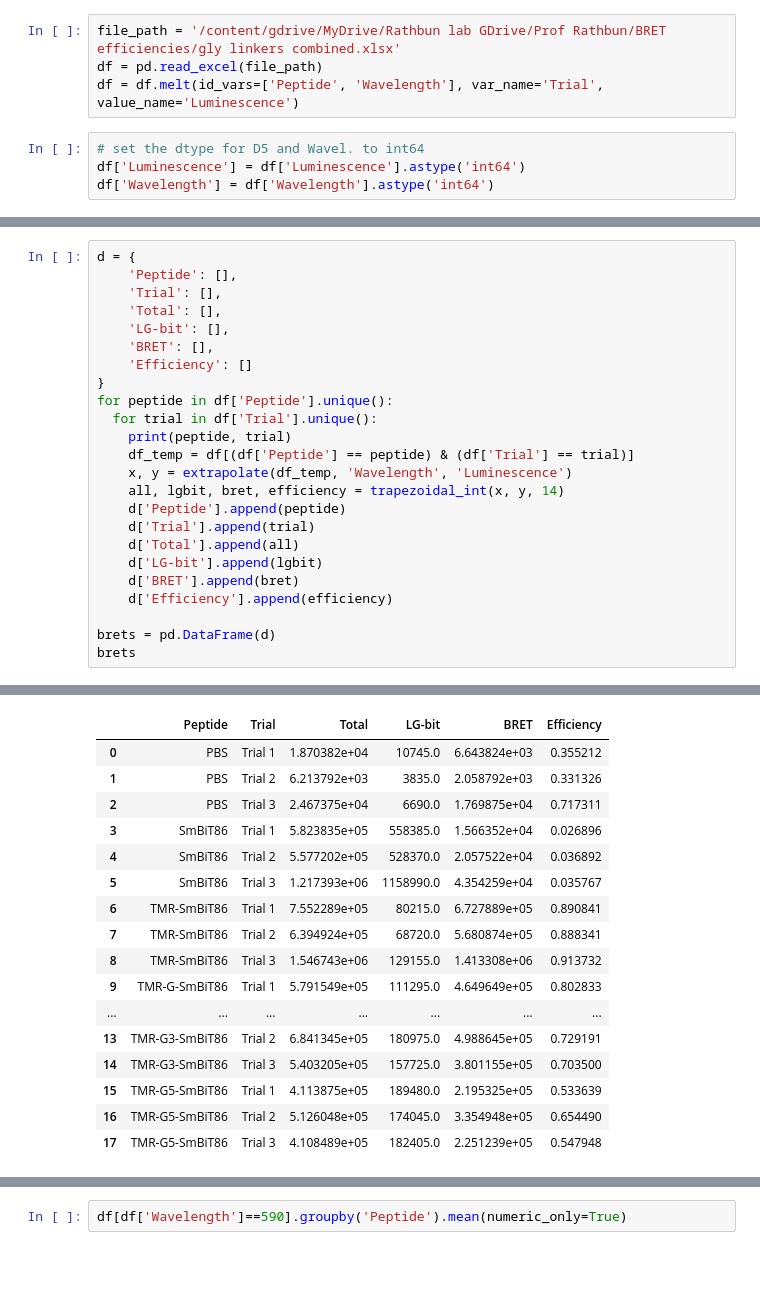
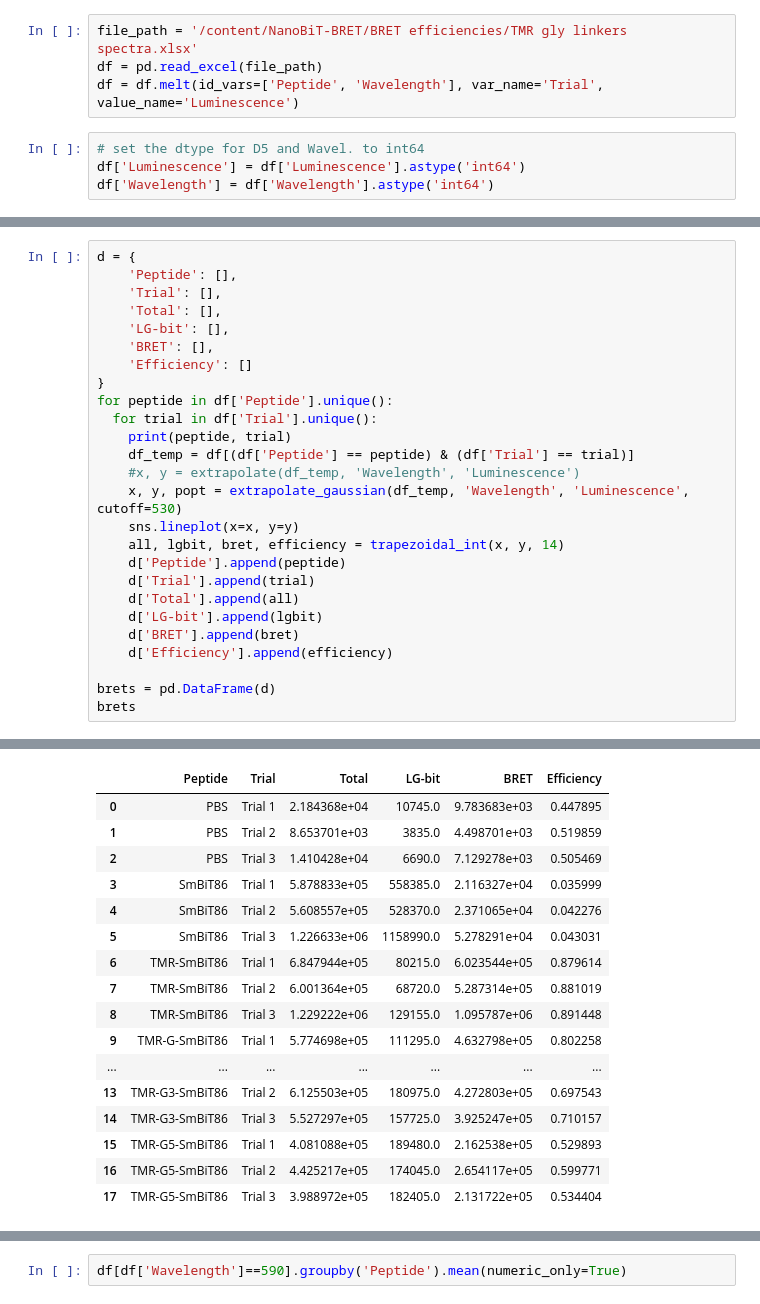
Before and after one commit to c-bun/NanoBiT-BRET, a Jupyter notebook: BRET efficiencies/Gly linkers BRET efficiency calculation.ipynb, the cells around one changed output, grey strips where cells are left out. Drawn from its saved outputs; the diff is of its cells as text; blank space fills up the shorter version.

Commit message:
Created using Colab. Updated to gaussian extrap.

```diff
--- a/BRET efficiencies/Gly linkers BRET efficiency calculation.ipynb
+++ b/BRET efficiencies/Gly linkers BRET efficiency calculation.ipynb
@@ -11,5 +14,5 @@ Drive already mounted at /content/gdrive; to attempt to forcibly remount, call d
 # %%
-file_path = '/content/gdrive/MyDrive/Rathbun lab GDrive/Prof Rathbun/BRET efficiencies/gly linkers combined.xlsx'
+file_path = '/content/NanoBiT-BRET/BRET efficiencies/TMR gly linkers spectra.xlsx'
 df = pd.read_excel(file_path)
 df = df.melt(id_vars=['Peptide', 'Wavelength'], var_name='Trial', value_name='Luminescence')
 # %%
@@ -64,7 +116,9 @@ for peptide in df['Peptide'].unique():
   for trial in df['Trial'].unique():
     print(peptide, trial)
     df_temp = df[(df['Peptide'] == peptide) & (df['Trial'] == trial)]
-    x, y = extrapolate(df_temp, 'Wavelength', 'Luminescence')
+    #x, y = extrapolate(df_temp, 'Wavelength', 'Luminescence')
+    x, y, popt = extrapolate_gaussian(df_temp, 'Wavelength', 'Luminescence', cutoff=530)
+    sns.lineplot(x=x, y=y)
     all, lgbit, bret, efficiency = trapezoidal_int(x, y, 14)
     d['Peptide'].append(peptide)
     d['Trial'].append(trial)
@@ -113,17 +150,17 @@ See the caveats in the documentation: https://pandas.pydata.org/pandas-docs/stab
 |  | Peptide | Trial | Total | LG-bit | BRET | Efficiency |
-| 0 | PBS | Trial 1 | 1.870382e+04 | 10745.0 | 6.643824e+03 | 0.355212 |
-| 1 | PBS | Trial 2 | 6.213792e+03 | 3835.0 | 2.058792e+03 | 0.331326 |
-| 2 | PBS | Trial 3 | 2.467375e+04 | 6690.0 | 1.769875e+04 | 0.717311 |
-| 3 | SmBiT86 | Trial 1 | 5.823835e+05 | 558385.0 | 1.566352e+04 | 0.026896 |
-| 4 | SmBiT86 | Trial 2 | 5.577202e+05 | 528370.0 | 2.057522e+04 | 0.036892 |
-| 5 | SmBiT86 | Trial 3 | 1.217393e+06 | 1158990.0 | 4.354259e+04 | 0.035767 |
-| 6 | TMR-SmBiT86 | Trial 1 | 7.552289e+05 | 80215.0 | 6.727889e+05 | 0.890841 |
-| 7 | TMR-SmBiT86 | Trial 2 | 6.394924e+05 | 68720.0 | 5.680874e+05 | 0.888341 |
-| 8 | TMR-SmBiT86 | Trial 3 | 1.546743e+06 | 129155.0 | 1.413308e+06 | 0.913732 |
-| 9 | TMR-G-SmBiT86 | Trial 1 | 5.791549e+05 | 111295.0 | 4.649649e+05 | 0.802833 |
+| 0 | PBS | Trial 1 | 2.184368e+04 | 10745.0 | 9.783683e+03 | 0.447895 |
+| 1 | PBS | Trial 2 | 8.653701e+03 | 3835.0 | 4.498701e+03 | 0.519859 |
+| 2 | PBS | Trial 3 | 1.410428e+04 | 6690.0 | 7.129278e+03 | 0.505469 |
+| 3 | SmBiT86 | Trial 1 | 5.878833e+05 | 558385.0 | 2.116327e+04 | 0.035999 |
+| 4 | SmBiT86 | Trial 2 | 5.608557e+05 | 528370.0 | 2.371065e+04 | 0.042276 |
+| 5 | SmBiT86 | Trial 3 | 1.226633e+06 | 1158990.0 | 5.278291e+04 | 0.043031 |
+| 6 | TMR-SmBiT86 | Trial 1 | 6.847944e+05 | 80215.0 | 6.023544e+05 | 0.879614 |
+| 7 | TMR-SmBiT86 | Trial 2 | 6.001364e+05 | 68720.0 | 5.287314e+05 | 0.881019 |
+| 8 | TMR-SmBiT86 | Trial 3 | 1.229222e+06 | 129155.0 | 1.095787e+06 | 0.891448 |
+| 9 | TMR-G-SmBiT86 | Trial 1 | 5.774698e+05 | 111295.0 | 4.632798e+05 | 0.802258 |
 | ... | ... | ... | ... | ... | ... | ... |
-| 13 | TMR-G3-SmBiT86 | Trial 2 | 6.841345e+05 | 180975.0 | 4.988645e+05 | 0.729191 |
-| 14 | TMR-G3-SmBiT86 | Trial 3 | 5.403205e+05 | 157725.0 | 3.801155e+05 | 0.703500 |
-| 15 | TMR-G5-SmBiT86 | Trial 1 | 4.113875e+05 | 189480.0 | 2.195325e+05 | 0.533639 |
-| 16 | TMR-G5-SmBiT86 | Trial 2 | 5.126048e+05 | 174045.0 | 3.354948e+05 | 0.654490 |
-| 17 | TMR-G5-SmBiT86 | Trial 3 | 4.108489e+05 | 182405.0 | 2.251239e+05 | 0.547948 |
+| 13 | TMR-G3-SmBiT86 | Trial 2 | 6.125503e+05 | 180975.0 | 4.272803e+05 | 0.697543 |
+| 14 | TMR-G3-SmBiT86 | Trial 3 | 5.527297e+05 | 157725.0 | 3.925247e+05 | 0.710157 |
+| 15 | TMR-G5-SmBiT86 | Trial 1 | 4.081088e+05 | 189480.0 | 2.162538e+05 | 0.529893 |
+| 16 | TMR-G5-SmBiT86 | Trial 2 | 4.425217e+05 | 174045.0 | 2.654117e+05 | 0.599771 |
+| 17 | TMR-G5-SmBiT86 | Trial 3 | 3.988972e+05 | 182405.0 | 2.131722e+05 | 0.534404 |
```
Also changed, not shown: parts of 6 cells of this notebook.
